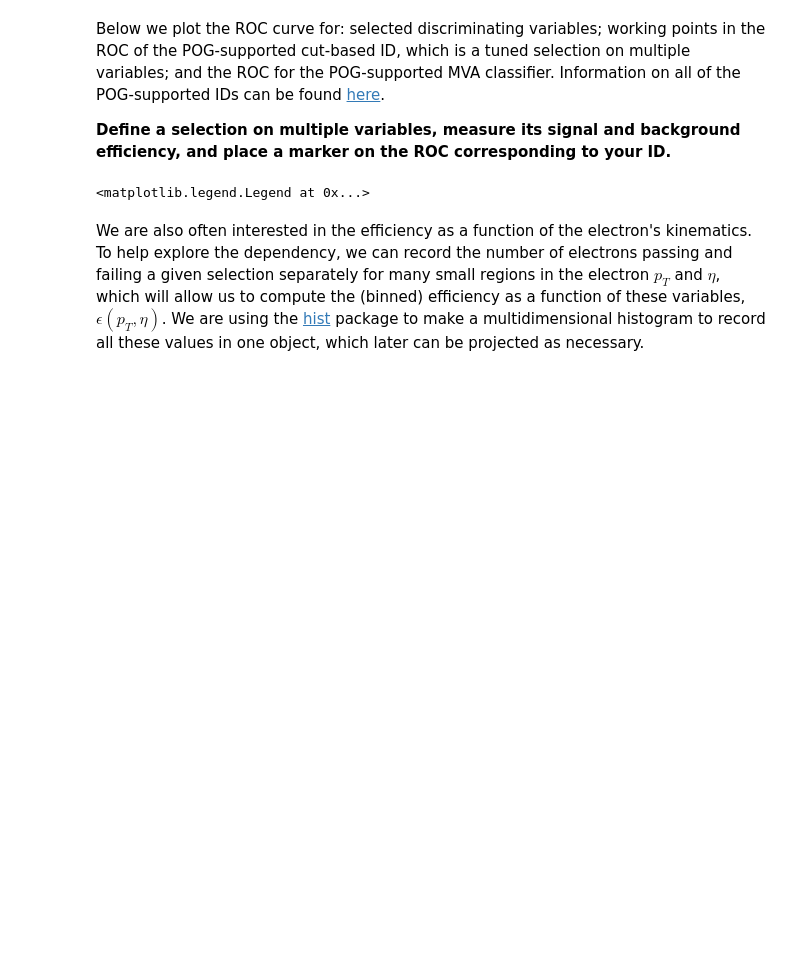
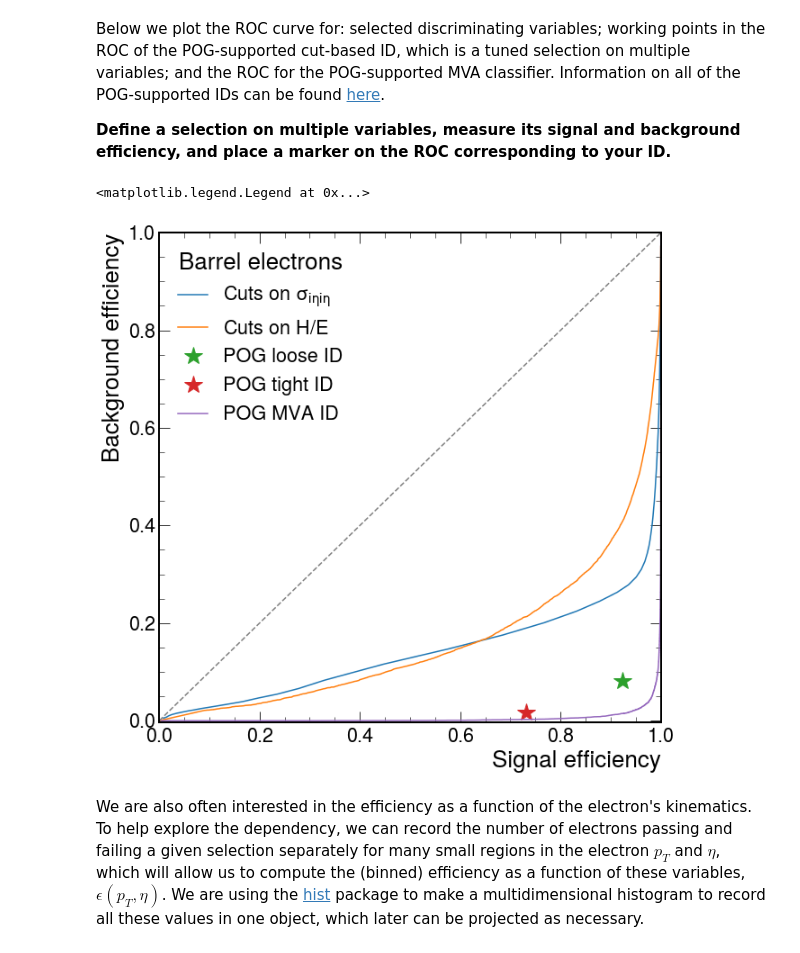
Before and after one commit to FNALLPC/egamma-hats, a Jupyter notebook: exercise-2.ipynb, the cells around one changed output. Drawn from its saved outputs; the diff is of its cells as text; code cells hidden in the pictures; blank space fills up the shorter version.

Commit message:
Modifying ex-2 for ROC plotting

```diff
--- a/exercise-2.ipynb
+++ b/exercise-2.ipynb
@@ -467,22 +467,23 @@ wp_cutbased_tight = (
 # %%
 fig, ax = plt.subplots()
 ax.plot(*roc_sieie, label = r"Cuts on $\sigma_{i\eta i\eta}$")
 ax.plot(*roc_hoe, label = r"Cuts on $H/E$")
 ax.plot(*wp_cutbased_loose, label = r"POG loose ID", marker = '*', markersize = 20, linestyle = 'none')
 ax.plot(*wp_cutbased_tight, label = r"POG tight ID", marker = '*', markersize = 20, linestyle = 'none')
 ax.plot(*roc_mva, label = r"POG MVA ID")
 
 diag = np.linspace(0, 1, 100)
 ax.plot(diag, diag, color = 'grey', linestyle = '--')
 ax.set_xlabel("Signal efficiency")
 ax.set_ylabel("Background efficiency")
-ax.set_xlim(1e-2, 1)
-ax.set_ylim(1e-2, 1)
+ax.set_xlim(-0.001, 1.0)
+ax.set_ylim(-0.003, 1.0)
 #ax.set_yscale('log')
 #ax.set_xscale('log')
 ax.legend(title = r'Barrel electrons')
 # %% [output]
 <matplotlib.legend.Legend at 0x...>
+[figure, added]
 # %% [markdown]
 We are also often interested in the efficiency as a function of the electron's kinematics. To help explore the dependency, we can record the number of electrons passing and failing a given selection separately for many small regions in the electron $p_{T}$ and $\eta$, which will allow us to compute the (binned) efficiency as a function of these variables, $\epsilon(p_{T}, \eta)$. We are using the [hist](https://hist.readthedocs.io/en/latest/) package to make a multidimensional histogram to record all these values in one object, which later can be projected as necessary.
 # %%
```
